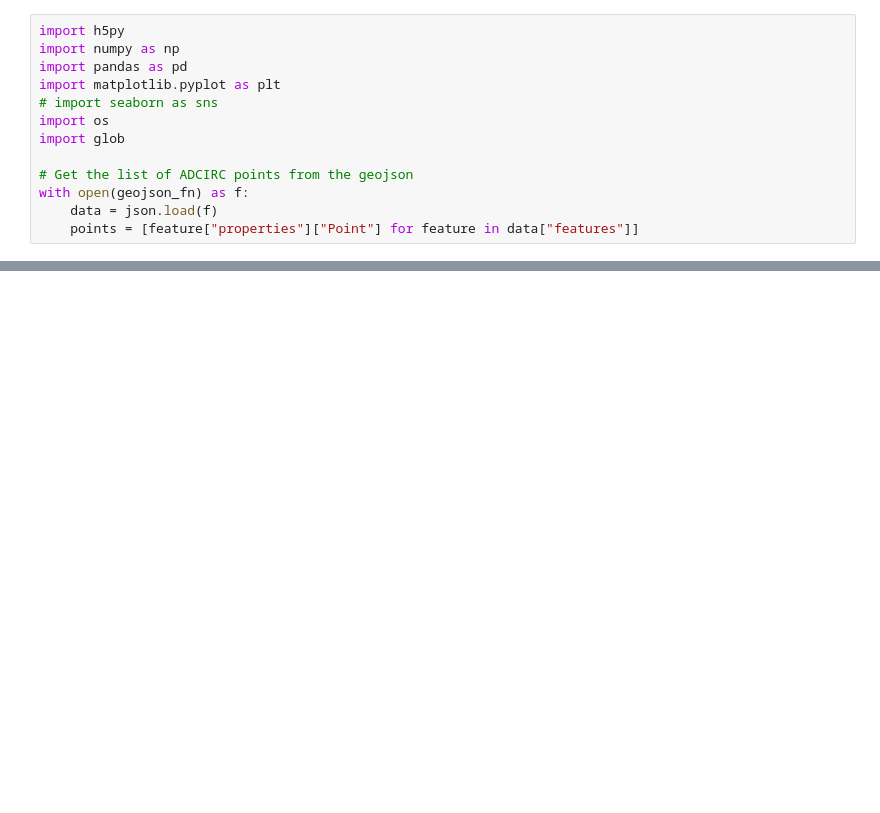
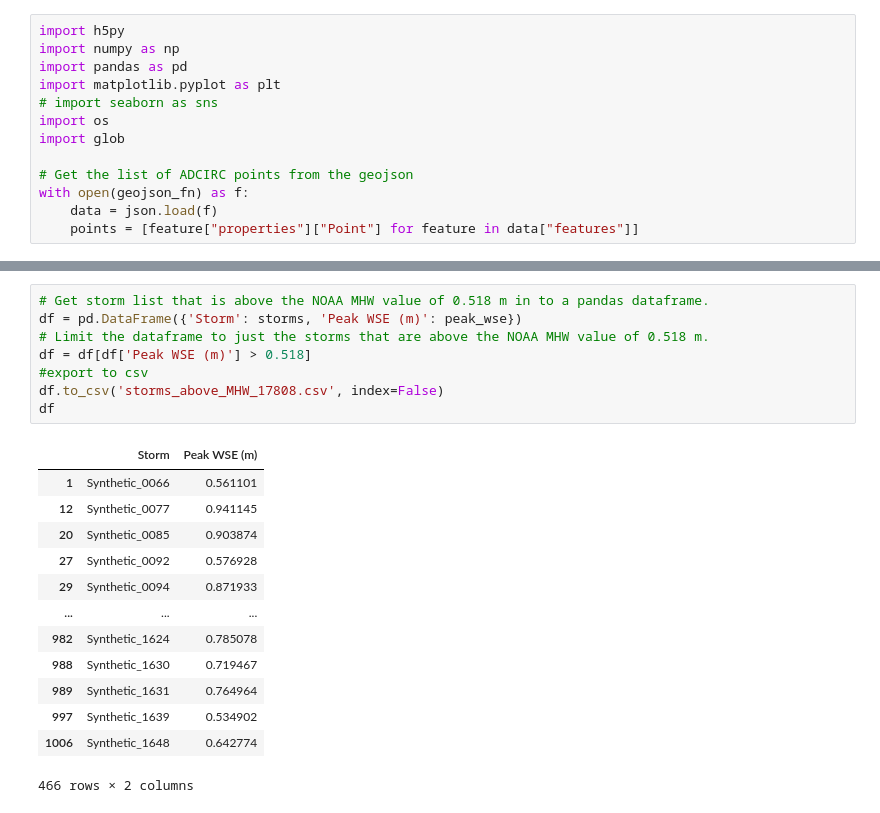
Before and after one commit to mylesmc123/Jacksonville, a Jupyter notebook: SyntheticStormPeaks.ipynb, the cells around one changed output, grey strips where cells are left out. Cells and saved outputs as stored; diff of their text form; blank space fills up the shorter version.

```diff
--- a/SyntheticStormPeaks.ipynb
+++ b/SyntheticStormPeaks.ipynb
@@ -90,0 +81,22 @@ storms
+# %%
+# Get storm list that is above the NOAA MHW value of 0.518 m in to a pandas dataframe.
+df = pd.DataFrame({'Storm': storms, 'Peak WSE (m)': peak_wse})
+# Limit the dataframe to just the storms that are above the NOAA MHW value of 0.518 m.
+df = df[df['Peak WSE (m)'] > 0.518]
+#export to csv
+df.to_csv('storms_above_MHW_17808.csv', index=False)
+df
+# %% [output]
+|  | Storm | Peak WSE (m) |
+| 1 | Synthetic_0066 | 0.561101 |
+| 12 | Synthetic_0077 | 0.941145 |
+| 20 | Synthetic_0085 | 0.903874 |
+| 27 | Synthetic_0092 | 0.576928 |
+| 29 | Synthetic_0094 | 0.871933 |
+| ... | ... | ... |
+| 982 | Synthetic_1624 | 0.785078 |
+| 988 | Synthetic_1630 | 0.719467 |
+| 989 | Synthetic_1631 | 0.764964 |
+| 997 | Synthetic_1639 | 0.534902 |
+| 1006 | Synthetic_1648 | 0.642774 |
+466 rows × 2 columns
```
Also changed, not shown: parts of 6 cells of this notebook, 5 other files.
